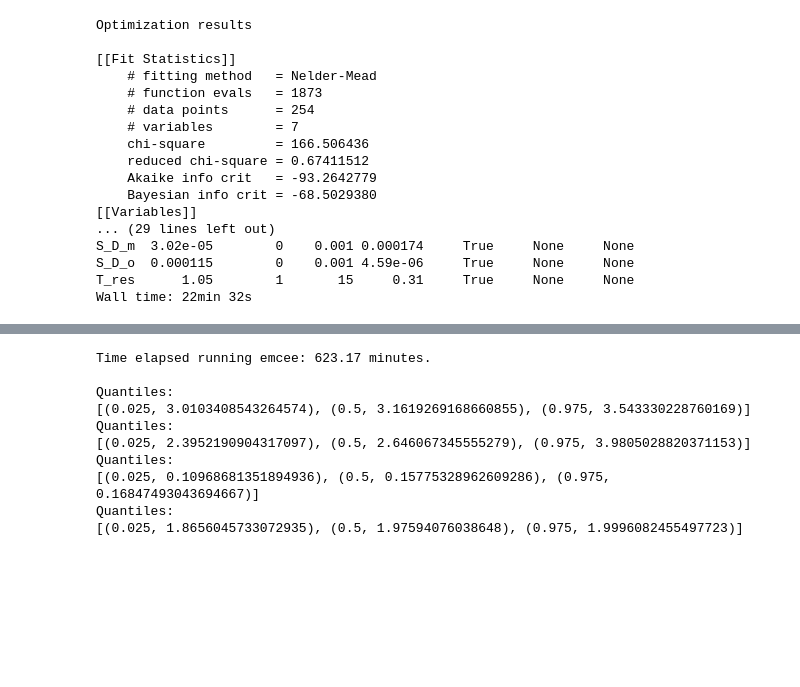
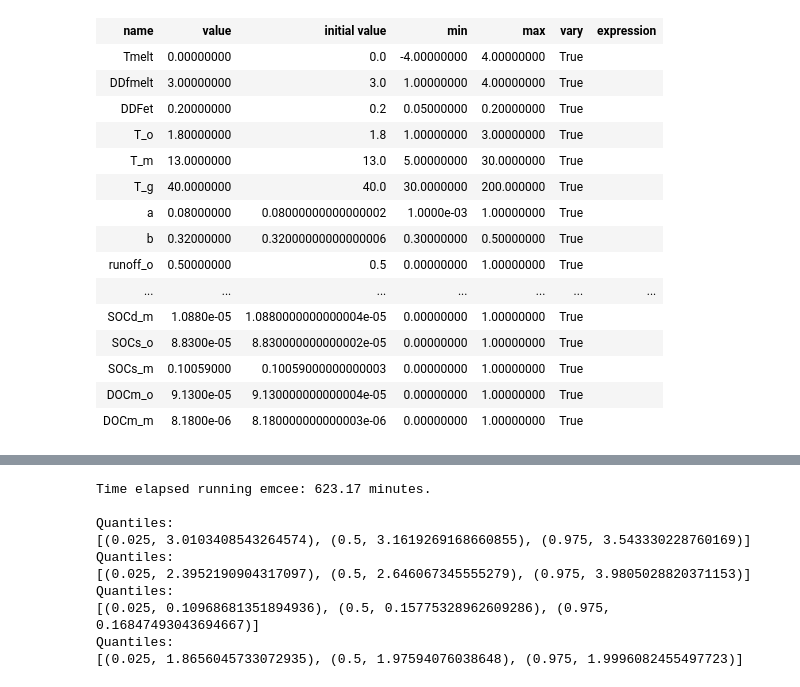
Before and after one commit to NIVANorge/Mobius, a Jupyter notebook: PythonWrapper/INCA-C/calibration.ipynb, the cells around one changed output, grey strips where cells are left out. Saved outputs shown, nothing was run; the diff lists cells and outputs as text; code cells hidden in the pictures; blank space fills up the shorter version.

```diff
--- a/PythonWrapper/INCA-C/calibration.ipynb
+++ b/PythonWrapper/INCA-C/calibration.ipynb
@@ -122,0 +110,42 @@ params
+# %%
+calib_df['short_name'] = [
+    'Tmelt',
+    'DDfmelt',
+    'DDFet',
+    'T_o',
+    'T_m',
+    'T_g',
+    'a',
+    'b',
+    'runoff_o',
+    'baseflow_o',
+    'runoff_m',
+    'baseflow_m',
+    'FFrac_o',
+    'FFrac_m',
+    'FRate_o',
+    'FRate_m',
+    'R10deg',
+    'SOCm_o',
+    'SOCm_m',
+    'SOCd_o',
+    'SOCd_m',
+    'SOCs_o',
+    'SOCs_m',
+    'DOCm_o',
+    'DOCm_m',
+]
+
+params = cu.parameter_df_to_lmfit(calib_df)
+
+params['baseflow_o'].set(expr = '1.0-runoff_o')
+params['baseflow_m'].set(expr = '1.0-runoff_m')
+params['T_o'].min = 1.0
+params['T_o'].max = 3.0
+params['T_m'].min = 5.0
+params['T_m'].max = 30.0
+params['T_g'].min = 30.0
+params['T_g'].max = 200.0
+
+params
+# %% [output]
@@ -123,3 +154,19 @@ params
+| name | value | initial value | min | max | vary | expression |
+| Tmelt | 0.00000000 | 0.0 | -4.00000000 | 4.00000000 | True |  |
+| DDfmelt | 3.00000000 | 3.0 | 1.00000000 | 4.00000000 | True |  |
+| DDFet | 0.20000000 | 0.2 | 0.05000000 | 0.20000000 | True |  |
+| T_o | 1.80000000 | 1.8 | 1.00000000 | 3.00000000 | True |  |
+| T_m | 13.0000000 | 13.0 | 5.00000000 | 30.0000000 | True |  |
+| T_g | 40.0000000 | 40.0 | 30.0000000 | 200.000000 | True |  |
+| a | 0.08000000 | 0.08000000000000002 | 1.0000e-03 | 1.00000000 | True |  |
+| b | 0.32000000 | 0.32000000000000006 | 0.30000000 | 0.50000000 | True |  |
+| runoff_o | 0.50000000 | 0.5 | 0.00000000 | 1.00000000 | True |  |
+| ... | ... | ... | ... | ... | ... | ... |
+| SOCd_m | 1.0880e-05 | 1.0880000000000004e-05 | 0.00000000 | 1.00000000 | True |  |
+| SOCs_o | 8.8300e-05 | 8.830000000000002e-05 | 0.00000000 | 1.00000000 | True |  |
+| SOCs_m | 0.10059000 | 0.10059000000000003 | 0.00000000 | 1.00000000 | True |  |
+| DOCm_o | 9.1300e-05 | 9.130000000000004e-05 | 0.00000000 | 1.00000000 | True |  |
+| DOCm_m | 8.1800e-06 | 8.180000000000003e-06 | 0.00000000 | 1.00000000 | True |  |
 # %%
 %%time
 mi, res = cu.minimize_residuals(params, dataset, comparisons, method='nelder', norm=False, skip_timesteps=365)
@@ -127,22 +174,7 @@ print('Optimization results\n')
 lmfit.report_fit(res)
 print('\n\nOptimized parameter values:\n')
 res.params.pretty_print(precision=3)
+
+cu.set_parameter_values(res.params, dataset)
+dataset.write_parameters_to_file('optimized_params.dat')
-# %% [output]
-Optimization results
-
-[[Fit Statistics]]
-    # fitting method   = Nelder-Mead
-    # function evals   = 1873
-    # data points      = 254
-    # variables        = 7
-    chi-square         = 166.506436
-    reduced chi-square = 0.67411512
-    Akaike info crit   = -93.2642779
-    Bayesian info crit = -68.5029380
-[[Variables]]
-... (29 lines left out)
-S_D_m  3.02e-05        0    0.001 0.000174     True     None     None
-S_D_o  0.000115        0    0.001 4.59e-06     True     None     None
-T_res      1.05        1       15     0.31     True     None     None
-Wall time: 22min 32s
 # %%
```
Also changed, not shown: parts of 9 cells of this notebook, 2 other files.
